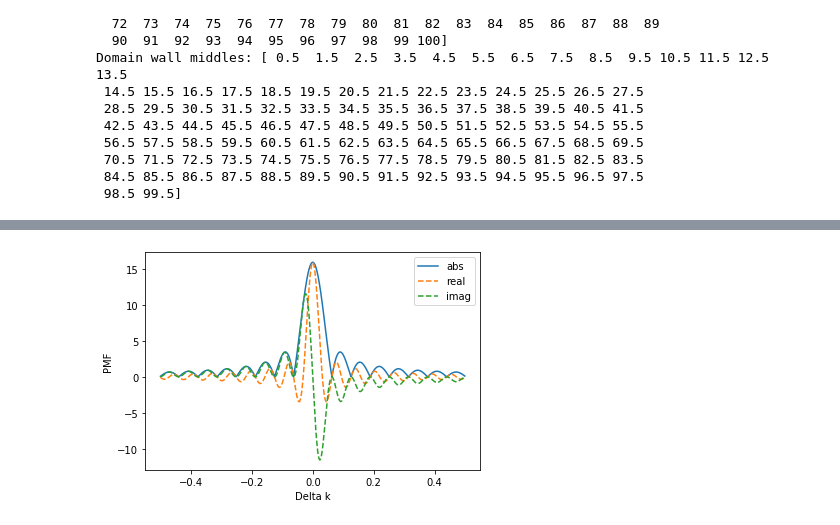
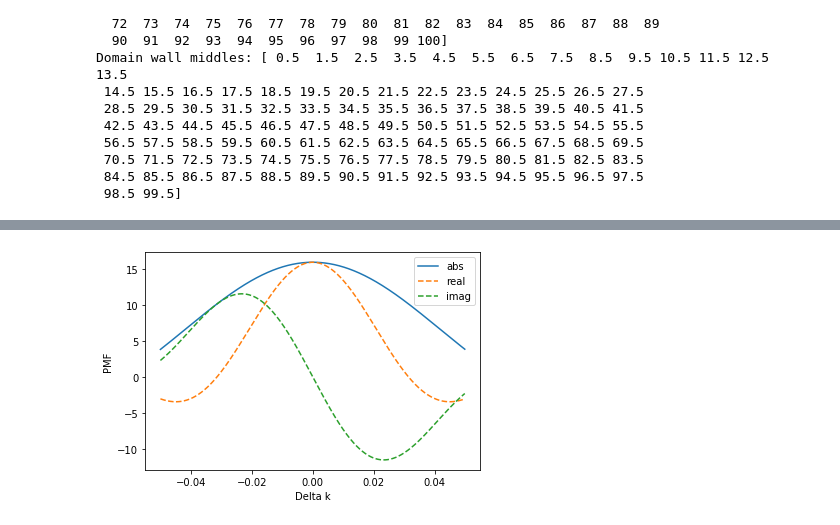
Before and after one commit to abranczyk/custom-poling, a Jupyter notebook: Tutorial 1 - The crystal object.ipynb, the cells around one changed output, grey strips where cells are left out. Saved outputs shown, nothing was run; the diff lists cells and outputs as text; code cells hidden in the pictures.

```diff
--- a/Tutorial 1 - The crystal object.ipynb
+++ b/Tutorial 1 - The crystal object.ipynb
@@ -41,10 +49,9 @@ Domain wall middles: [ 0.5  1.5  2.5  3.5  4.5  5.5  6.5  7.5  8.5  9.5 10.5 11.
 # %%
 # Compute and plot the phase-matching function (PMF) for an unpoled crystal
 
-domain_config_1 = [1]*number_domains_1
-k_array_1 = np.arange(-0.5,0.5,0.001)
+k_array_1 = np.arange(-5e-2,5e-2,1e-4)
 
 crystal_1.compute_pmf(domain_config_1,k_array_1)
 crystal_1.plot_pmf()
 # %% [output]
-[figure, old version]
+[figure, new version]
```
Also changed, not shown: parts of 7 cells of this notebook, 1 other file.
